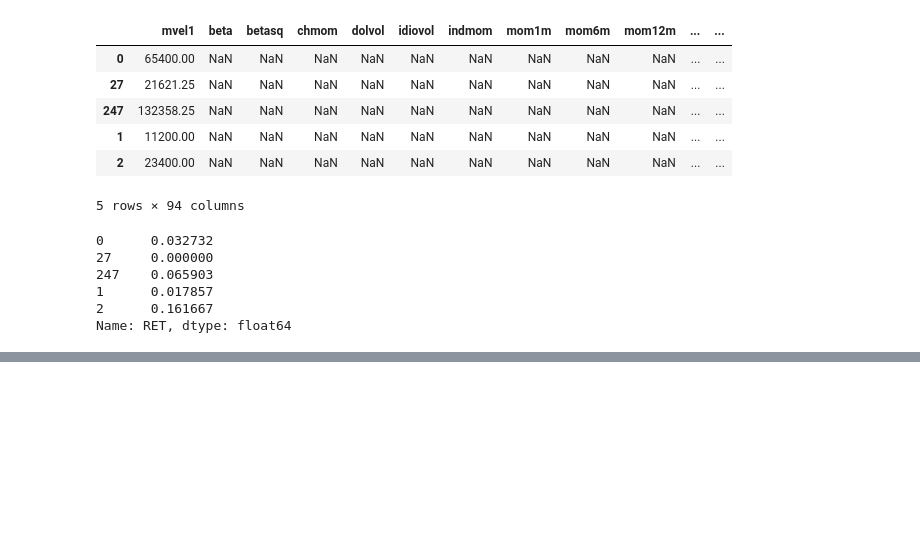
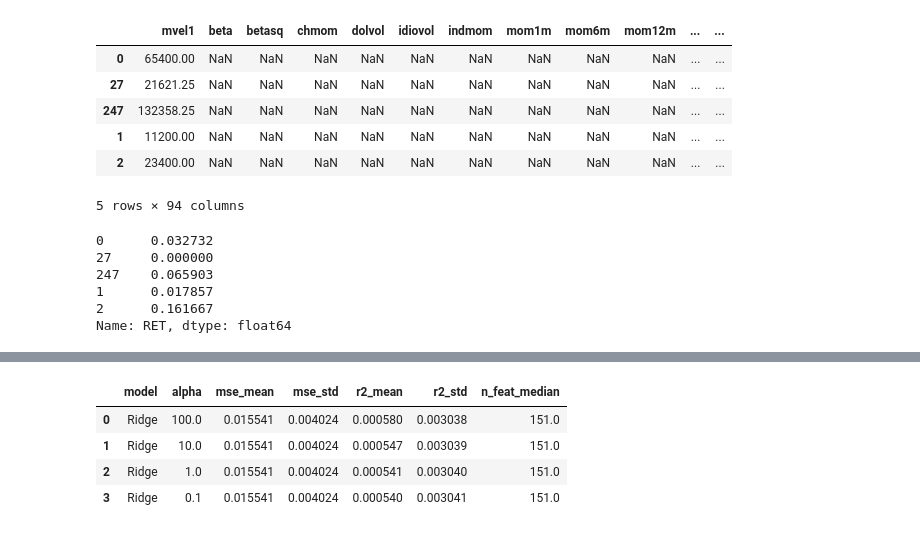
Before and after one commit to George-hardworking/machine-learning-for-finance, a Jupyter notebook: Assignment1/scripts/assignment1_kaibiao.ipynb, the cells around one changed output, grey strips where cells are left out. Cells and saved outputs as stored; diff of their text form; code cells hidden in the pictures; blank space fills up the shorter version.

```diff
--- a/Assignment1/scripts/assignment1_kaibiao.ipynb
+++ b/Assignment1/scripts/assignment1_kaibiao.ipynb
@@ -423,39 +520,65 @@ display(results_df)
 # 时间一致的 alpha 网格搜索（Ridge/LASSO）
 import numpy as np
 import pandas as pd
-from sklearn.preprocessing import StandardScaler
+import time
+from tqdm.auto import tqdm
 from sklearn.impute import SimpleImputer
 from sklearn.linear_model import Ridge, Lasso
-from sklearn.metrics import mean_squared_error, r2_score
+from sklearn.metrics import mean_squared_error
 
-ridge_grid = [0.01, 0.1, 1.0, 10.0, 100.0]
-lasso_grid = [0.0005, 0.001, 0.005, 0.01, 0.05, 0.1]
+ridge_grid = [0.1, 1.0, 10.0, 100.0]
+lasso_grid_fast = [0.001, 0.01, 0.1]
+min_non_missing_ratio = 0.05
 
-# 强制要求前一单元已经生成 folds / X_cv / y_cv
-required = ["X_cv", "y_cv", "folds"]
+required = ["X_cv", "y_cv", "folds", "months_cv"]
 missing = [k for k in required if k not in globals()]
 if missing:
     raise RuntimeError(f"请先运行上一单元生成 {missing}，再运行本单元（避免folds不一致）")
 
+def mean_monthly_r2(y_true, y_pred, months):
+    df_tmp = pd.DataFrame({"y": y_true, "pred": y_pred, "month": months.to_numpy()})
+    r2_list = []
+    for _, g in df_tmp.groupby("month"):
+        if g.shape[0] < 2:
+            continue
+        num = ((g["y"] - g["pred"]) ** 2).sum()
+        den = ((g["y"] - g["y"].mean()) ** 2).sum()
+        r2_list.append(1 - num / den if den > 0 else np.nan)
+    r2_list = [x for x in r2_list if np.isfinite(x)]
+    return float(np.mean(r2_list)) if len(r2_list) else np.nan
+
+def cs_rank_by_month(X_df, months):
+    month_index = pd.Series(months.values, index=X_df.index)
+    return X_df.groupby(month_index).rank(pct=True).mul(2.0).sub(1.0).fillna(0.0)
+
 def grid_search_cached_preprocess(alpha_list, model_cls, model_name):
     rows = []
+    outer_start = time.perf_counter()
 
-    # 外层按 fold：每折只做一次 imputer/scaler
-    for fold_id, (train_mask, val_mask) in enumerate(folds, 1):
-        X_train, X_val = X_cv.loc[train_mask], X_cv.loc[val_mask]
+    for fold_id, (train_mask, val_mask) in enumerate(tqdm(folds, desc=f"{model_name} folds"), 1):
+        X_train_raw, X_val_raw = X_cv.loc[train_mask], X_cv.loc[val_mask]
         y_train, y_val = y_cv.loc[train_mask], y_cv.loc[val_mask]
+        months_train = months_cv.loc[train_mask]
+        months_val = months_cv.loc[val_mask]
+
+        non_missing_ratio = X_train_raw.notna().mean(axis=0)
+        keep_cols = non_missing_ratio[non_missing_ratio >= min_non_missing_ratio].index.tolist()
+        if len(keep_cols) == 0:
+            continue
+
+        X_train = X_train_raw[keep_cols]
+        X_val = X_val_raw[keep_cols]
 
         imputer = SimpleImputer(strategy="median")
-        X_train_imp = imputer.fit_transform(X_train)
-        X_val_imp = imputer.transform(X_val)
+        X_train_imp = pd.DataFrame(imputer.fit_transform(X_train), index=X_train.index, columns=keep_cols)
+        X_val_imp = pd.DataFrame(imputer.transform(X_val), index=X_val.index, columns=keep_cols)
 
-        scaler = StandardScaler()
-        X_train_s = scaler.fit_transform(X_train_imp)
-        X_val_s = scaler.transform(X_val_imp)
+        X_train_s = cs_rank_by_month(X_train_imp, months_train)
+        X_val_s = cs_rank_by_month(X_val_imp, months_val)
 
-        for alpha in alpha_list:
+        for alpha in tqdm(alpha_list, desc=f"{model_name} fold {fold_id} alphas", leave=False):
             if model_cls is Lasso:
-                model = model_cls(alpha=alpha, max_iter=2000, tol=1e-3)  # 比5000更快，可再调
+                model = model_cls(alpha=alpha, max_iter=2000, tol=1e-3)
             else:
                 model = model_cls(alpha=alpha)
 
@@ -467,29 +590,36 @@ def grid_search_cached_preprocess(alpha_list, model_cls, model_name):
                 "alpha": alpha,
                 "fold": fold_id,
                 "mse": mean_squared_error(y_val, pred),
-                "r2": r2_score(y_val, pred),
+                "r2": mean_monthly_r2(y_val, pred, months_val),
                 "n_train": len(y_train),
                 "n_val": len(y_val),
+                "n_feat": len(keep_cols),
             })
 
-        print(f"{model_name}: fold {fold_id}/{len(folds)} finished")
+    elapsed = time.perf_counter() - outer_start
+    print(f"{model_name} 网格总耗时: {elapsed/60:.2f} 分钟")
 
     detail = pd.DataFrame(rows)
-    summary = (detail.groupby(["model", "alpha"])
-                     .agg(mse_mean=("mse","mean"),
-                          mse_std=("mse","std"),
-                          r2_mean=("r2","mean"),
-                          r2_std=("r2","std"))
-                     .reset_index()
-                     .sort_values("mse_mean"))
+    summary = (
+        detail
+        .groupby(["model", "alpha"])
+        .agg(
+            mse_mean=("mse", "mean"),
+            mse_std=("mse", "std"),
+            r2_mean=("r2", "mean"),
+            r2_std=("r2", "std"),
+            n_feat_median=("n_feat", "median"),
+        )
+        .reset_index()
+        .sort_values("mse_mean")
+    )
     return detail, summary
 
 ridge_detail, ridge_summary = grid_search_cached_preprocess(ridge_grid, Ridge, "Ridge")
 print("Ridge alpha 网格结果：")
 display(ridge_summary.reset_index(drop=True))
 
-# LASSO 非常慢，建议先只跑3个alpha试跑确认流程没问题
-lasso_grid_fast = [0.001, 0.01, 0.1]
 lasso_detail, lasso_summary = grid_search_cached_preprocess(lasso_grid_fast, Lasso, "LASSO")
-print("LASSO alpha 网格结果（快速版3个alpha）：")
+print("LASSO alpha 网格结果（快速版）：")
 display(lasso_summary.reset_index(drop=True))
+# %% [output]
@@ -495,0 +628,5 @@ display(lasso_summary.reset_index(drop=True))
+|  | model | alpha | mse_mean | mse_std | r2_mean | r2_std | n_feat_median |
+| 0 | Ridge | 100.0 | 0.015541 | 0.004024 | 0.000580 | 0.003038 | 151.0 |
+| 1 | Ridge | 10.0 | 0.015541 | 0.004024 | 0.000547 | 0.003039 | 151.0 |
+| 2 | Ridge | 1.0 | 0.015541 | 0.004024 | 0.000541 | 0.003040 | 151.0 |
+| 3 | Ridge | 0.1 | 0.015541 | 0.004024 | 0.000540 | 0.003041 | 151.0 |
```
Also changed, not shown: parts of 23 cells of this notebook.
